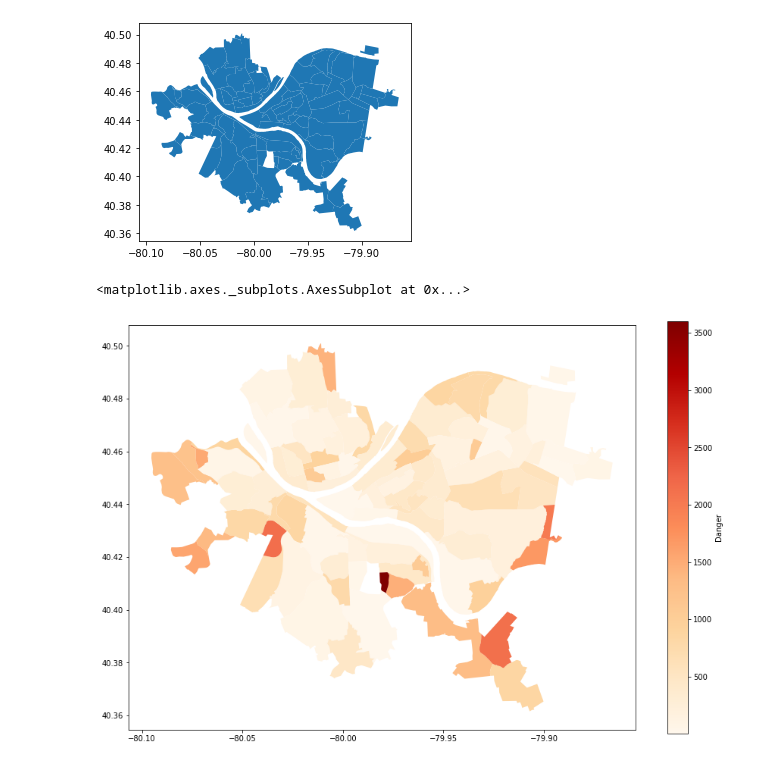
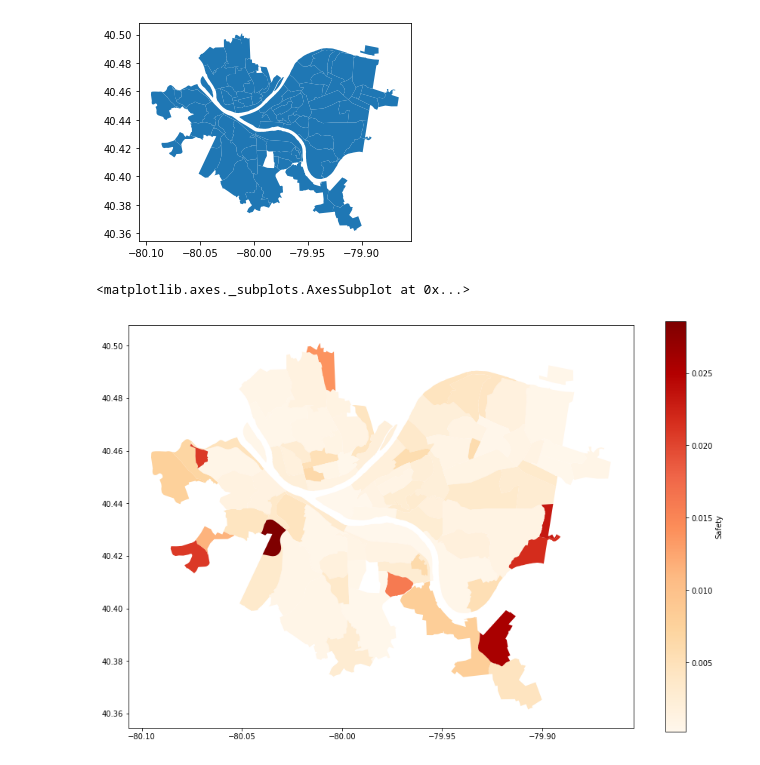
Before and after one commit to domcave/Safest-Pittsburgh-Neighborhood, a Jupyter notebook: Safest-Neighborhood.ipynb, the cells around one changed output. Saved outputs shown, nothing was run; the diff lists cells and outputs as text; code cells hidden in the pictures.

```diff
--- a/Safest-Neighborhood.ipynb
+++ b/Safest-Neighborhood.ipynb
@@ -311,38 +311,18 @@ print(aggregate_denom)
 aggregate_denomDF = pd.DataFrame()
 aggregate_denomDF["Neighborhood"] = list(aggregate_denom.keys())
 aggregate_denomDF["Total"] = list(aggregate_denom.values())
-
 final_Data = {}
-
 for index, row in aggregate_denomDF.iterrows():
     if row["Neighborhood"] not in final_Data.keys():
-        final_Data[row["Neighborhood"]] = row["Total"]
+        final_Data[row["Neighborhood"]] = 1/row["Total"]
     else:
-        final_Data[row["Neighborhood"]] = final_Data[row["Neighborhood"]]-(3*row["Total"])
+        final_Data[row["Neighborhood"]] = final_Data[row["Neighborhood"]]/row["Total"]
+final_Data["Mt. Oliver"] = final_Data["Mt. Oliver Boro"] * final_Data["Mount Oliver Borough"] * final_Data["Mt. Oliver"]
 
-#sort
-sorted_values = sorted(final_Data.values()) # Sort the values
-sorted_dict = {}
-
-for i in sorted_values:
-    for k in final_Data.keys():
-        if final_Data[k] == i:
-            sorted_dict[k] = final_Data[k]
-#flip values relatively
-i = 0
-while i < 50:
-    first_key = list(sorted_dict)[i]
-    first_val = list(sorted_dict.values())[i]
-    last_key = list(sorted_dict)[100-i]
-    last_val = list(sorted_dict.values())[100-i]
-    sorted_dict[last_key] = first_val
-    sorted_dict[first_key] = last_val
-    i += 1
 
 final_DataDF = pd.DataFrame()
-final_DataDF["Neighborhood"] = list(sorted_dict.keys())
-final_DataDF["Total"] = list(sorted_dict.values())
-final_DataDF = final_DataDF.dropna()
+final_DataDF["Neighborhood"] = list(final_Data.keys())
+final_DataDF["Total"] = list(final_Data.values())
 display(final_DataDF)
 # %% [output]
 |  | Neighborhood | Total |
@@ -368,12 +350,12 @@ final_map = neighborhood_map.merge(final_DataDF, how='left', left_on='hood', rig
 # %%
 final_map.plot(column='Total', # set the data to be used for coloring
                cmap='OrRd',
                 legend = True,
-                legend_kwds={'label':"Danger"},
+                legend_kwds={'label':"Safety"},
                 figsize=(15,10))
 # %% [output]
 <matplotlib.axes._subplots.AxesSubplot at 0x...>
-[figure, old version]
+[figure, new version]
 # %%
 final_map.sort_values(by=["Total"], ascending = False)
 # %% [output]
```
Also changed, not shown: parts of 3 cells of this notebook.
